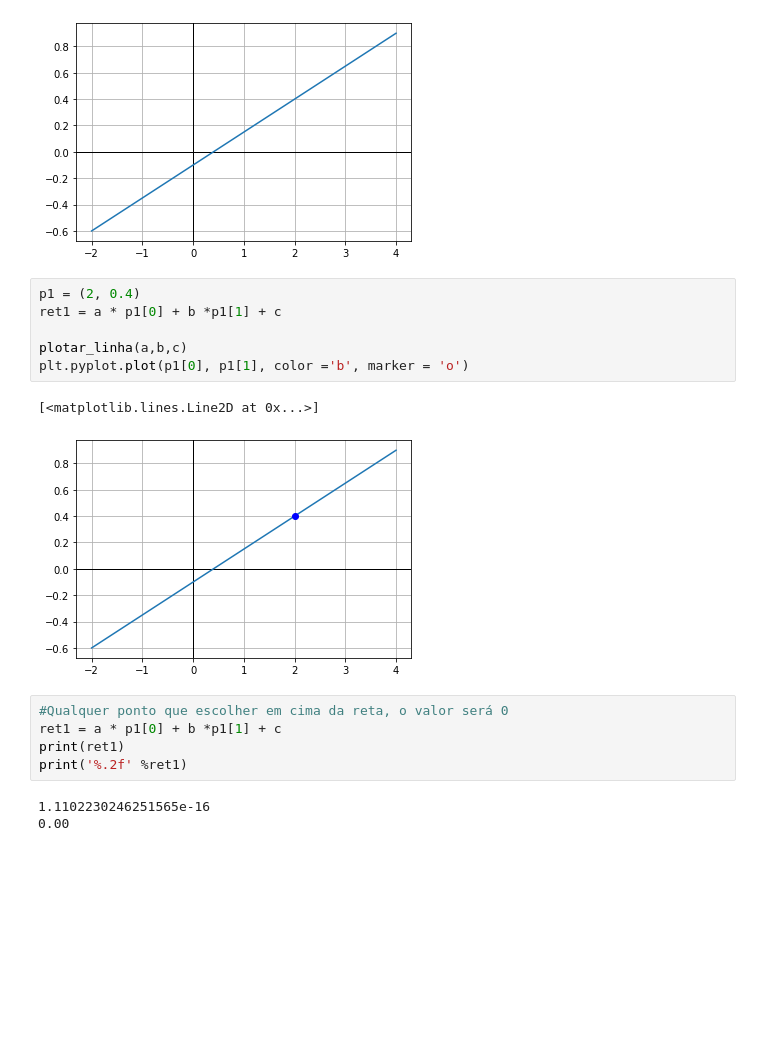
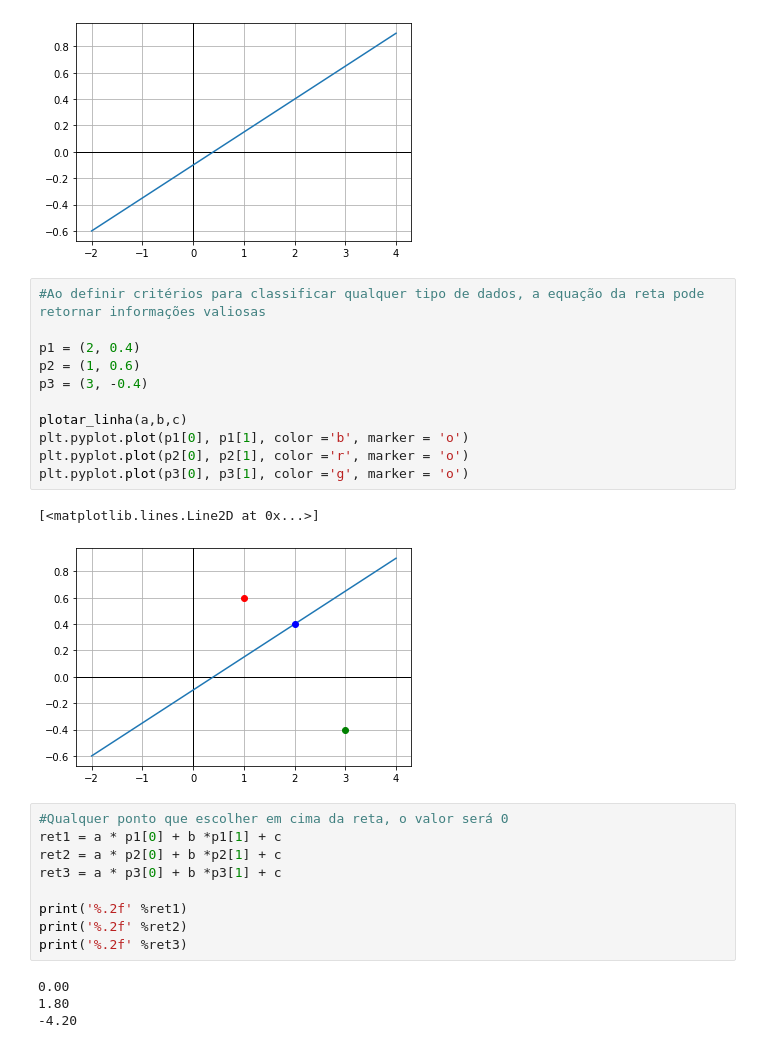
Before and after one commit to ClovisMonteiro/Redes_neurais, a Jupyter notebook: Classificação_Linear.ipynb, the cells around one changed output. Cells and saved outputs as stored; diff of their text form; blank space fills up the shorter version.

```diff
--- a/Classificação_Linear.ipynb
+++ b/Classificação_Linear.ipynb
@@ -42,20 +42,30 @@ def plotar_linha(a,b,c):
 plotar_linha(a,b,c)
 # %% [output]
 [figure]
-# %%
-p1 = (2, 0.4)
-ret1 = a * p1[0] + b *p1[1] + c
-
-plotar_linha(a,b,c)
-plt.pyplot.plot(p1[0], p1[1], color ='b', marker = 'o')
-# %% [output]
-[<matplotlib.lines.Line2D at 0x...>]
-[figure, removed]
+# %%
+#Ao definir critérios para classificar qualquer tipo de dados, a equação da reta pode retornar informações valiosas
+
+p1 = (2, 0.4)
+p2 = (1, 0.6)
+p3 = (3, -0.4)
+
+plotar_linha(a,b,c)
+plt.pyplot.plot(p1[0], p1[1], color ='b', marker = 'o')
+plt.pyplot.plot(p2[0], p2[1], color ='r', marker = 'o')
+plt.pyplot.plot(p3[0], p3[1], color ='g', marker = 'o')
+# %% [output]
+[<matplotlib.lines.Line2D at 0x...>]
+[figure, added]
 # %%
 #Qualquer ponto que escolher em cima da reta, o valor será 0
 ret1 = a * p1[0] + b *p1[1] + c
-print(ret1)
+ret2 = a * p2[0] + b *p2[1] + c
+ret3 = a * p3[0] + b *p3[1] + c
+
 print('%.2f' %ret1)
+print('%.2f' %ret2)
+print('%.2f' %ret3)
 # %% [output]
-1.1102230246251565e-16
 0.00
+1.80
+-4.20
```
